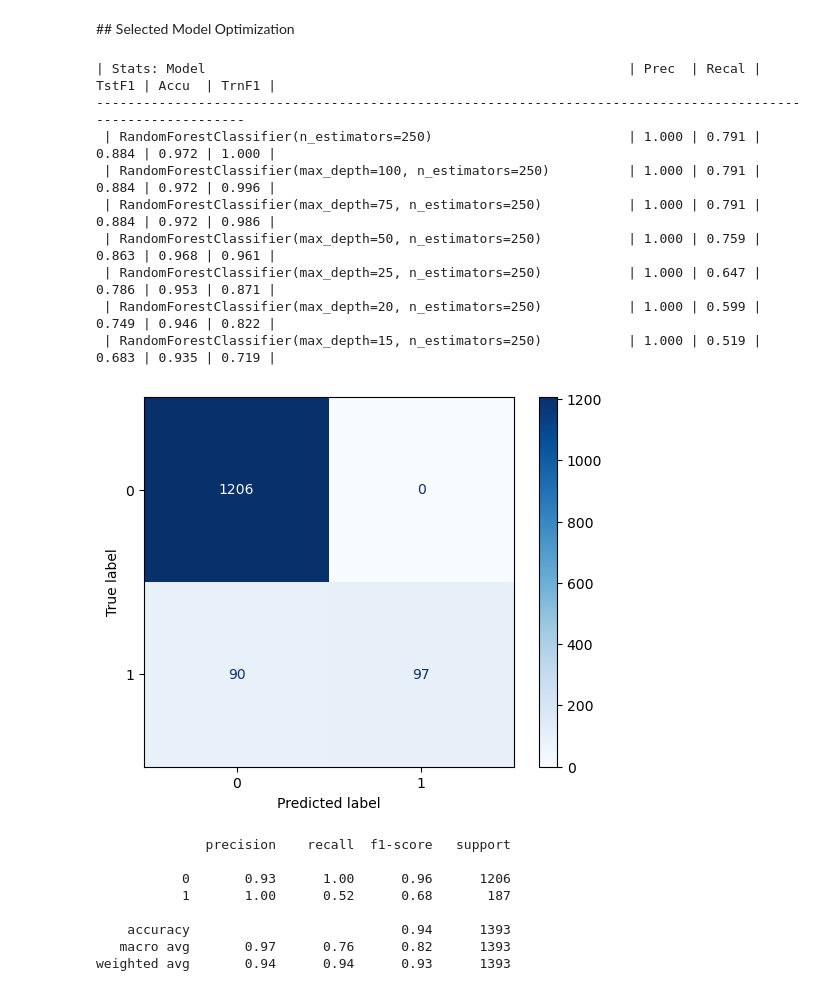
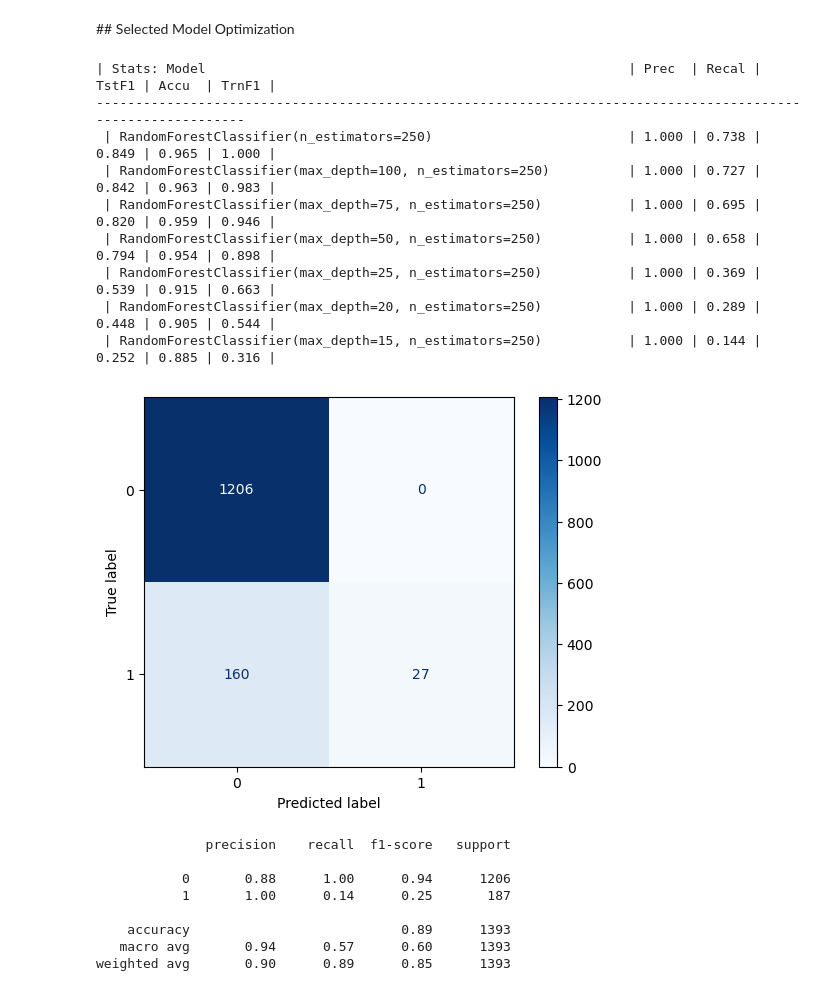
Before and after one commit to michaelm-503/spam_classification, a Jupyter notebook: 3_Optimization.ipynb, the cells around one changed output. Cells and saved outputs as stored; diff of their text form; code cells hidden in the pictures.

```diff
--- a/3_Optimization.ipynb
+++ b/3_Optimization.ipynb
@@ -99,6 +109,9 @@ def print_test_stats(strategy, y_test, test_pred, y_train, train_pred):
 # %% [markdown]
 ## Vectorization Testing
 # %%
+# Alt pipeline for testing changes to vectorization against standard models
+# Run cross-validation on training set.
+
 # column selection
 numerical_columns = ['org_length']
 text_column = 'text_cln'
@@ -123,9 +136,11 @@ preprocess_test = ColumnTransformer(
 )
 
 # models to test
+dtc = DecisionTreeClassifier(max_depth=20)
+lr = LogisticRegression(class_weight='balanced', C=0.5)
 models = {
-    'dt': DecisionTreeClassifier(max_depth=20),
-    'lr': LogisticRegression(class_weight='balanced', C=0.5)
+    'dt': dtc,
+    'lr': lr
 }
 
 # run test flow
@@ -152,5 +167,9 @@ for name, model in models.items():
                             cv=cv
                             )
     print(f'{model}\n\t\t\tPrecision (mean +/- stdev): {model_precision.mean():.3f} +/- {model_precision.std():.3f}')
+
+    pipe_test.fit(X_train, y_train)
+    test_pred = pipe_test.predict(X_test)
+    train_pred = pipe_test.predict(X_train)
 # %% [output]
 DecisionTreeClassifier(max_depth=20)
@@ -238,7 +263,8 @@ coeff_df[['features', 'coeff']].head(20)
 # %% [markdown]
 ## Ensemble Methods
 # %%
-# models to test
+# 5x model stability test to test potential ensemble models. Use new trigrams pipeline
+
 models = {
     'dt': DecisionTreeClassifier(max_depth=20),
     'lr': LogisticRegression(class_weight='balanced', C=0.5),
@@ -263,7 +289,7 @@ for i in range(5):
                                                                )
     for name, model in models.items():
         pipe = Pipeline(steps=[
-            ('preprocessor', preprocess),
+            ('preprocessor_trigrams', preprocess_test),
             ('model', model)
         ])
 
@@ -321,7 +347,7 @@ result_df.groupby('Model').agg(['mean', 'std']).style.format(precision=3)
 # %% [markdown]
 ## Selected Model Optimization
 # %%
-# Run decision tree pipeline
+# Parameter skews for Random Forest model, trigrams pipeline
 
 print_test_stats_header()
 
@@ -329,49 +355,49 @@ for i in [None, 100, 75, 50, 25, 20, 15]:
     rf = RandomForestClassifier(max_depth=i, n_estimators=250)
 
     pipe_rf = Pipeline(steps=[
-        ('preprocessor', preprocess),
+        ('preprocessor_trigrams', preprocess_test),
         ('random_forest_classifier', rf)
     ])
 
     # Train Test Split
     X_train, X_test, y_train, y_test = train_test_split(df.drop(columns='target'),
                                                         df['target'],
                                                         test_size=0.25,
                                                         random_state=42,
                                                         stratify=df['target']
                                                        )
 
     # Run Pipeline
     pipe_rf.fit(X_train, y_train)
     test_pred = pipe_rf.predict(X_test)
     train_pred = pipe_rf.predict(X_train)
 
     # Stats
     print_test_stats(pipe_rf[1], y_test, test_pred, y_train, train_pred)
 
 cm = confusion_matrix(y_test, test_pred)
 disp = ConfusionMatrixDisplay(confusion_matrix=cm)
 disp.plot(cmap=plt.cm.Blues)
 plt.show()
 
 print(classification_report(y_test, test_pred))
 # %% [output]
 | Stats: Model                                                      | Prec  | Recal | TstF1 | Accu  | TrnF1 |
 -------------------------------------------------------------------------------------------------------------
- | RandomForestClassifier(n_estimators=250)                         | 1.000 | 0.791 | 0.884 | 0.972 | 1.000 |
- | RandomForestClassifier(max_depth=100, n_estimators=250)          | 1.000 | 0.791 | 0.884 | 0.972 | 0.996 |
- | RandomForestClassifier(max_depth=75, n_estimators=250)           | 1.000 | 0.791 | 0.884 | 0.972 | 0.986 |
- | RandomForestClassifier(max_depth=50, n_estimators=250)           | 1.000 | 0.759 | 0.863 | 0.968 | 0.961 |
- | RandomForestClassifier(max_depth=25, n_estimators=250)           | 1.000 | 0.647 | 0.786 | 0.953 | 0.871 |
- | RandomForestClassifier(max_depth=20, n_estimators=250)           | 1.000 | 0.599 | 0.749 | 0.946 | 0.822 |
- | RandomForestClassifier(max_depth=15, n_estimators=250)           | 1.000 | 0.519 | 0.683 | 0.935 | 0.719 |
+ | RandomForestClassifier(n_estimators=250)                         | 1.000 | 0.738 | 0.849 | 0.965 | 1.000 |
+ | RandomForestClassifier(max_depth=100, n_estimators=250)          | 1.000 | 0.727 | 0.842 | 0.963 | 0.983 |
+ | RandomForestClassifier(max_depth=75, n_estimators=250)           | 1.000 | 0.695 | 0.820 | 0.959 | 0.946 |
+ | RandomForestClassifier(max_depth=50, n_estimators=250)           | 1.000 | 0.658 | 0.794 | 0.954 | 0.898 |
+ | RandomForestClassifier(max_depth=25, n_estimators=250)           | 1.000 | 0.369 | 0.539 | 0.915 | 0.663 |
+ | RandomForestClassifier(max_depth=20, n_estimators=250)           | 1.000 | 0.289 | 0.448 | 0.905 | 0.544 |
+ | RandomForestClassifier(max_depth=15, n_estimators=250)           | 1.000 | 0.144 | 0.252 | 0.885 | 0.316 |
-[figure, old version]
+[figure, new version]
               precision    recall  f1-score   support
 
-           0       0.93      1.00      0.96      1206
-           1       1.00      0.52      0.68       187
+           0       0.88      1.00      0.94      1206
+           1       1.00      0.14      0.25       187
 
-    accuracy                           0.94      1393
-   macro avg       0.97      0.76      0.82      1393
-weighted avg       0.94      0.94      0.93      1393
+    accuracy                           0.89      1393
+   macro avg       0.94      0.57      0.60      1393
+weighted avg       0.90      0.89      0.85      1393
 # %%
```
Also changed, not shown: parts of 9 cells of this notebook, 4 other files.
